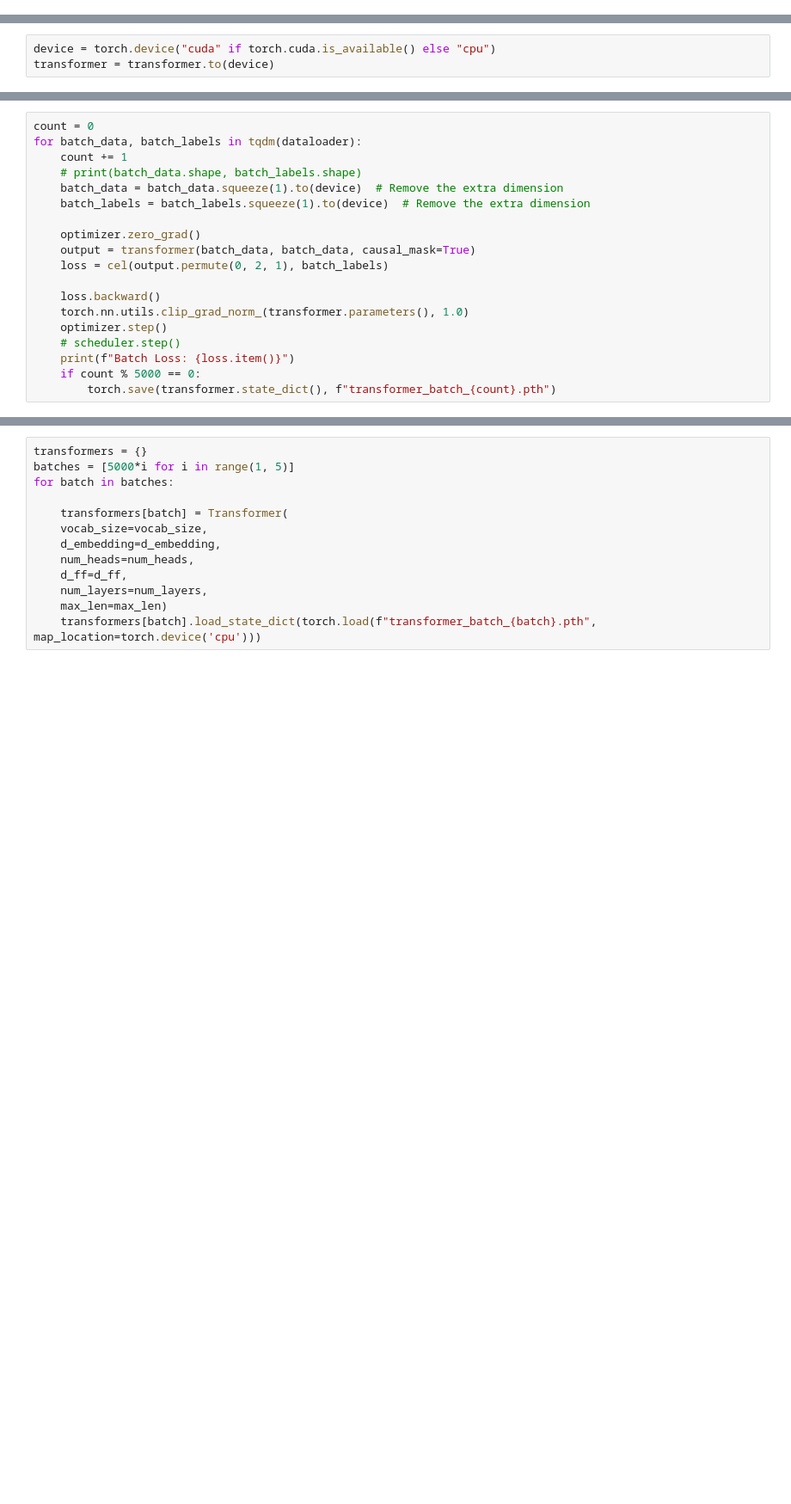
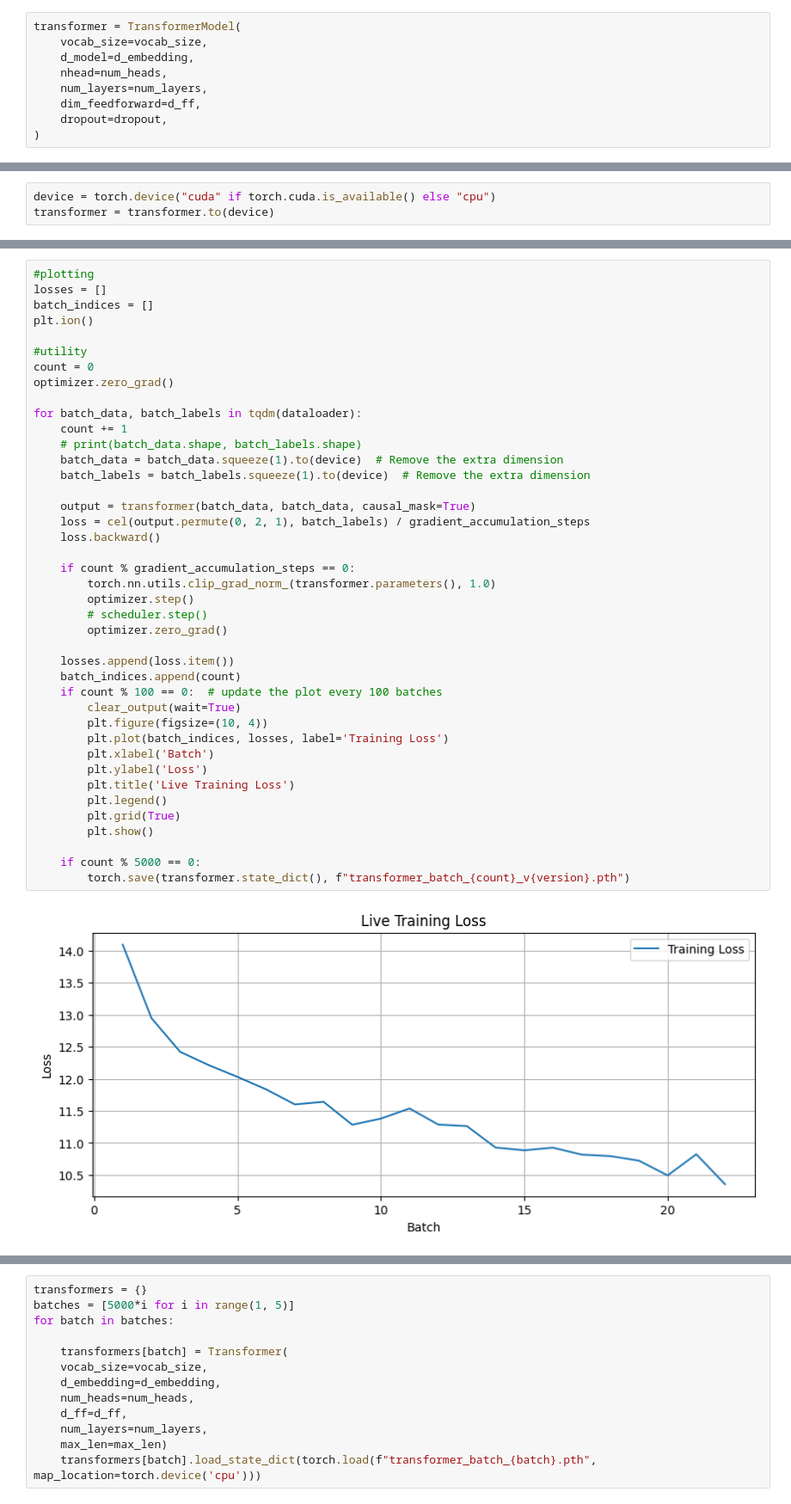
Before and after one commit to MichalMraz/ML_project, a Jupyter notebook: transformer.ipynb, the cells around one changed output, grey strips where cells are left out. Shown at 86% size. Drawn from its saved outputs; the diff is of its cells as text; blank space fills up the shorter version.

```diff
--- a/transformer.ipynb
+++ b/transformer.ipynb
@@ -341,0 +400,9 @@ transformer = Transformer(
+# %%
+transformer = TransformerModel(
+    vocab_size=vocab_size,
+    d_model=d_embedding,
+    nhead=num_heads,
+    num_layers=num_layers,
+    dim_feedforward=d_ff,
+    dropout=dropout,
+)
@@ -390,20 +567,43 @@ transformer = transformer.to(device)
 # %%
+#plotting
+losses = []
+batch_indices = []
+plt.ion()
+
+#utility
 count = 0
+optimizer.zero_grad()
+
 for batch_data, batch_labels in tqdm(dataloader):
     count += 1
     # print(batch_data.shape, batch_labels.shape)
     batch_data = batch_data.squeeze(1).to(device)  # Remove the extra dimension
     batch_labels = batch_labels.squeeze(1).to(device)  # Remove the extra dimension
 
-    optimizer.zero_grad()
     output = transformer(batch_data, batch_data, causal_mask=True)
-    loss = cel(output.permute(0, 2, 1), batch_labels)
+    loss = cel(output.permute(0, 2, 1), batch_labels) / gradient_accumulation_steps
+    loss.backward()
 
-    loss.backward()
-    torch.nn.utils.clip_grad_norm_(transformer.parameters(), 1.0)
-    optimizer.step()
-    # scheduler.step()
-    print(f"Batch Loss: {loss.item()}")
+    if count % gradient_accumulation_steps == 0:
+        torch.nn.utils.clip_grad_norm_(transformer.parameters(), 1.0)
+        optimizer.step()
+        # scheduler.step()
+        optimizer.zero_grad()
+
+    losses.append(loss.item())
+    batch_indices.append(count)
+    if count % 100 == 0:  # update the plot every 100 batches
+        clear_output(wait=True)
+        plt.figure(figsize=(10, 4))
+        plt.plot(batch_indices, losses, label='Training Loss')
+        plt.xlabel('Batch')
+        plt.ylabel('Loss')
+        plt.title('Live Training Loss')
+        plt.legend()
+        plt.grid(True)
+        plt.show()
+
     if count % 5000 == 0:
-        torch.save(transformer.state_dict(), f"transformer_batch_{count}.pth")
+        torch.save(transformer.state_dict(), f"transformer_batch_{count}_v{version}.pth")
 # %% [output]
+[figure, added]
```
Also changed, not shown: parts of 33 cells of this notebook.
